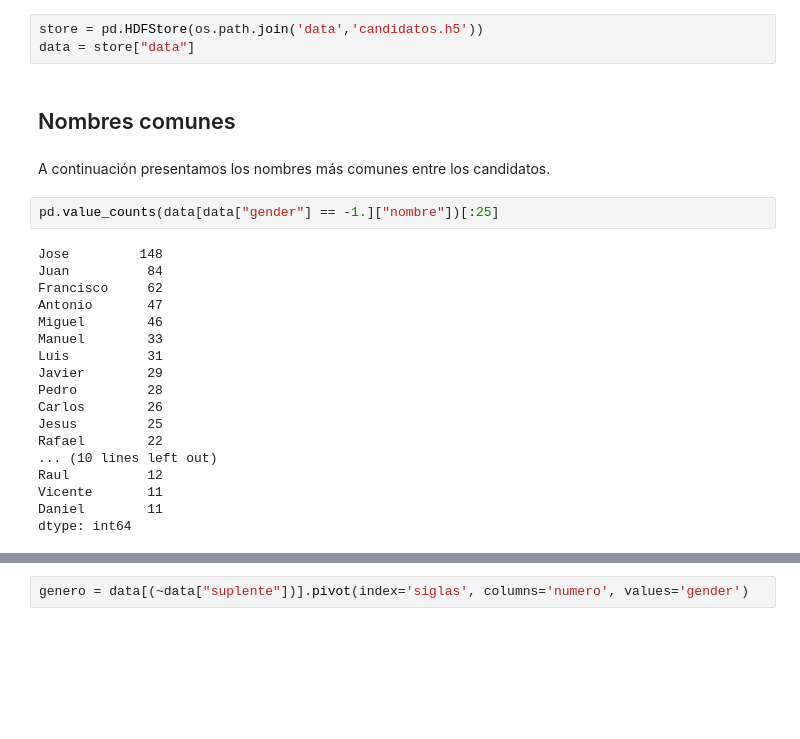
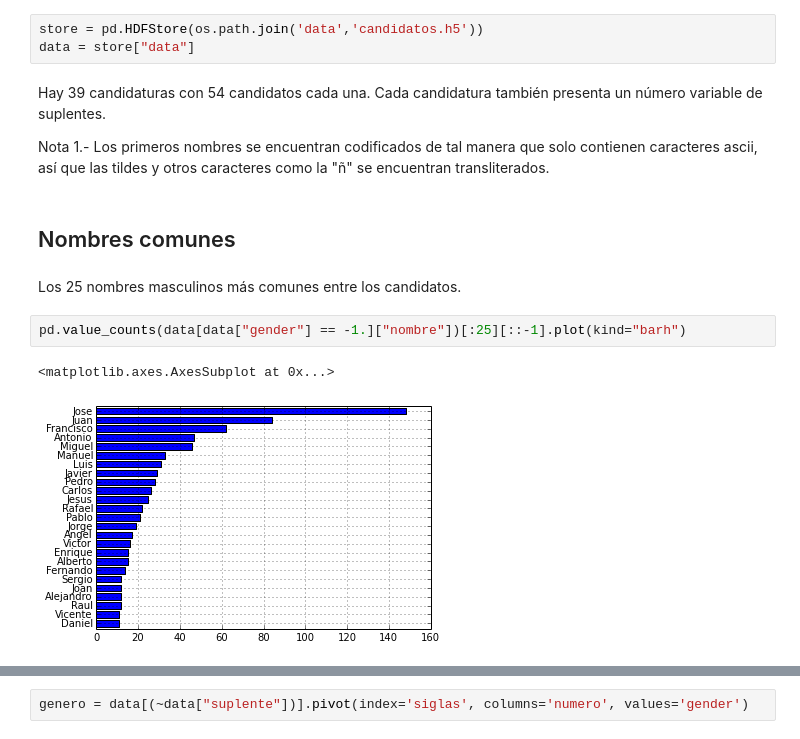
Before and after one commit to nudomarinero/EU2014_ES_gender, a Jupyter notebook: genero_diputados.ipynb, the cells around one changed output, grey strips where cells are left out. Saved outputs shown, nothing was run; the diff lists cells and outputs as text; blank space fills up the shorter version.

```diff
--- a/genero_diputados.ipynb
+++ b/genero_diputados.ipynb
@@ -16,27 +16,16 @@ Se leen los datos que han sido preprocesados con anterioridad tal y como se expl
 # %%
 store = pd.HDFStore(os.path.join('data','candidatos.h5'))
 data = store["data"]
+# %% [markdown]
+Hay 39 candidaturas con 54 candidatos cada una. Cada candidatura también presenta un número variable de suplentes.
+
+Nota 1.- Los primeros nombres se encuentran codificados de tal manera que solo contienen caracteres ascii, así que las tildes y otros caracteres como la "ñ" se encuentran transliterados.
 # %% [markdown]
 ## Nombres comunes
 # %% [markdown]
-A continuación presentamos los nombres más comunes entre los candidatos.
+Los 25 nombres masculinos más comunes entre los candidatos.
 # %%
-pd.value_counts(data[data["gender"] == -1.]["nombre"])[:25]
+pd.value_counts(data[data["gender"] == -1.]["nombre"])[:25][::-1].plot(kind="barh")
 # %% [output]
-Jose         148
-Juan          84
-Francisco     62
-Antonio       47
-Miguel        46
-Manuel        33
-Luis          31
-Javier        29
-Pedro         28
-Carlos        26
-Jesus         25
-Rafael        22
-... (10 lines left out)
-Raul          12
-Vicente       11
-Daniel        11
-dtype: int64
+<matplotlib.axes.AxesSubplot at 0x...>
+[figure, added]
```
Also changed, not shown: parts of 32 cells of this notebook.
